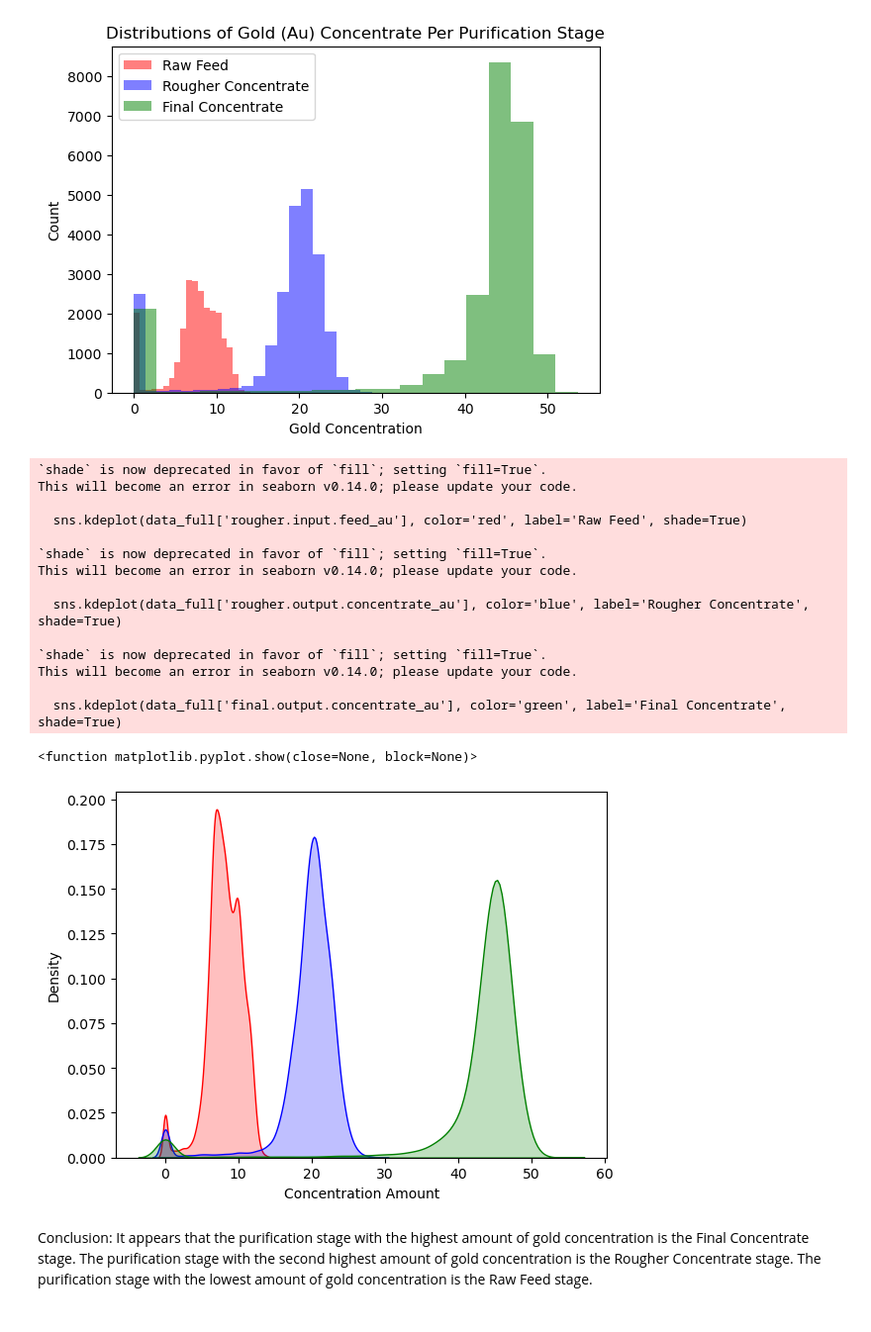
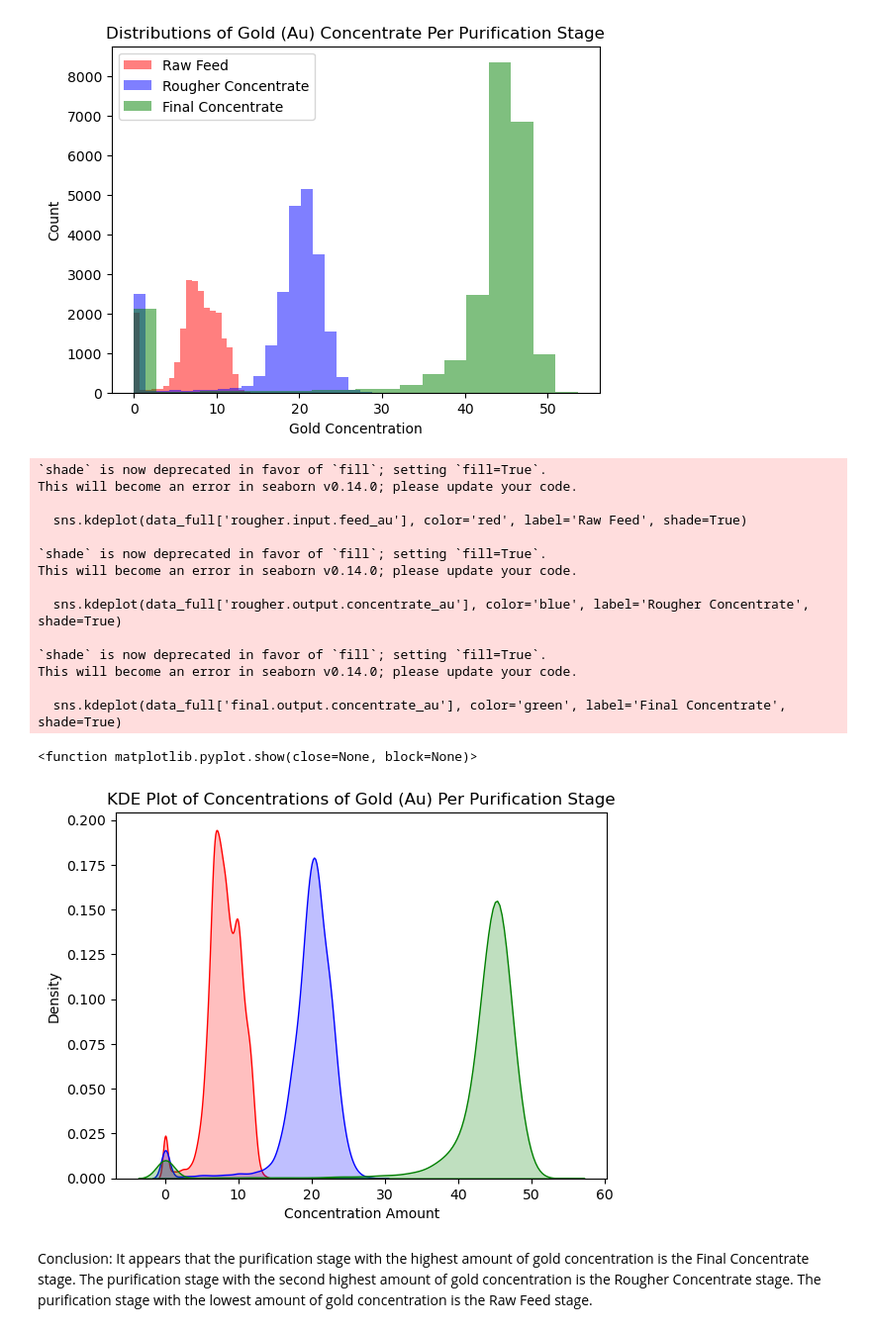
Before and after one commit to BLacuesta3/Sprint-10-Project, a Jupyter notebook: Sprint 10 Project Notebook.ipynb, the cells around one changed output. Shown at 99% size. Saved outputs shown, nothing was run; the diff lists cells and outputs as text; code cells hidden in the pictures.

Commit message:
titles

```diff
--- a/Sprint 10 Project Notebook.ipynb
+++ b/Sprint 10 Project Notebook.ipynb
@@ -589,30 +587,30 @@ plt.show()
 # %%
 sns.kdeplot(data_full['rougher.input.feed_au'], color='red', label='Raw Feed', shade=True)
 sns.kdeplot(data_full['rougher.output.concentrate_au'], color='blue', label='Rougher Concentrate', shade=True)
 sns.kdeplot(data_full['final.output.concentrate_au'], color='green', label='Final Concentrate', shade=True)
 
 plt.xlabel("Concentration Amount")
-
+plt.title("KDE Plot of Concentrations of Gold (Au) Per Purification Stage")
 plt.tight_layout
 
 plt.show
 # %% [output]
 `shade` is now deprecated in favor of `fill`; setting `fill=True`.
 This will become an error in seaborn v0.14.0; please update your code.
 
   sns.kdeplot(data_full['rougher.input.feed_au'], color='red', label='Raw Feed', shade=True)
 
 `shade` is now deprecated in favor of `fill`; setting `fill=True`.
 This will become an error in seaborn v0.14.0; please update your code.
 
   sns.kdeplot(data_full['rougher.output.concentrate_au'], color='blue', label='Rougher Concentrate', shade=True)
 
 `shade` is now deprecated in favor of `fill`; setting `fill=True`.
 This will become an error in seaborn v0.14.0; please update your code.
 
   sns.kdeplot(data_full['final.output.concentrate_au'], color='green', label='Final Concentrate', shade=True)
 <function matplotlib.pyplot.show(close=None, block=None)>
-[figure, old version]
+[figure, new version]
 # %% [markdown]
 Conclusion:
 It appears that the purification stage with the highest amount of gold concentration is the Final Concentrate stage. The purification stage with the second highest amount of gold concentration is the Rougher Concentrate stage.  The purification stage with the lowest amount of gold concentration is the Raw Feed stage.
```
Also changed, not shown: parts of 12 cells of this notebook.
